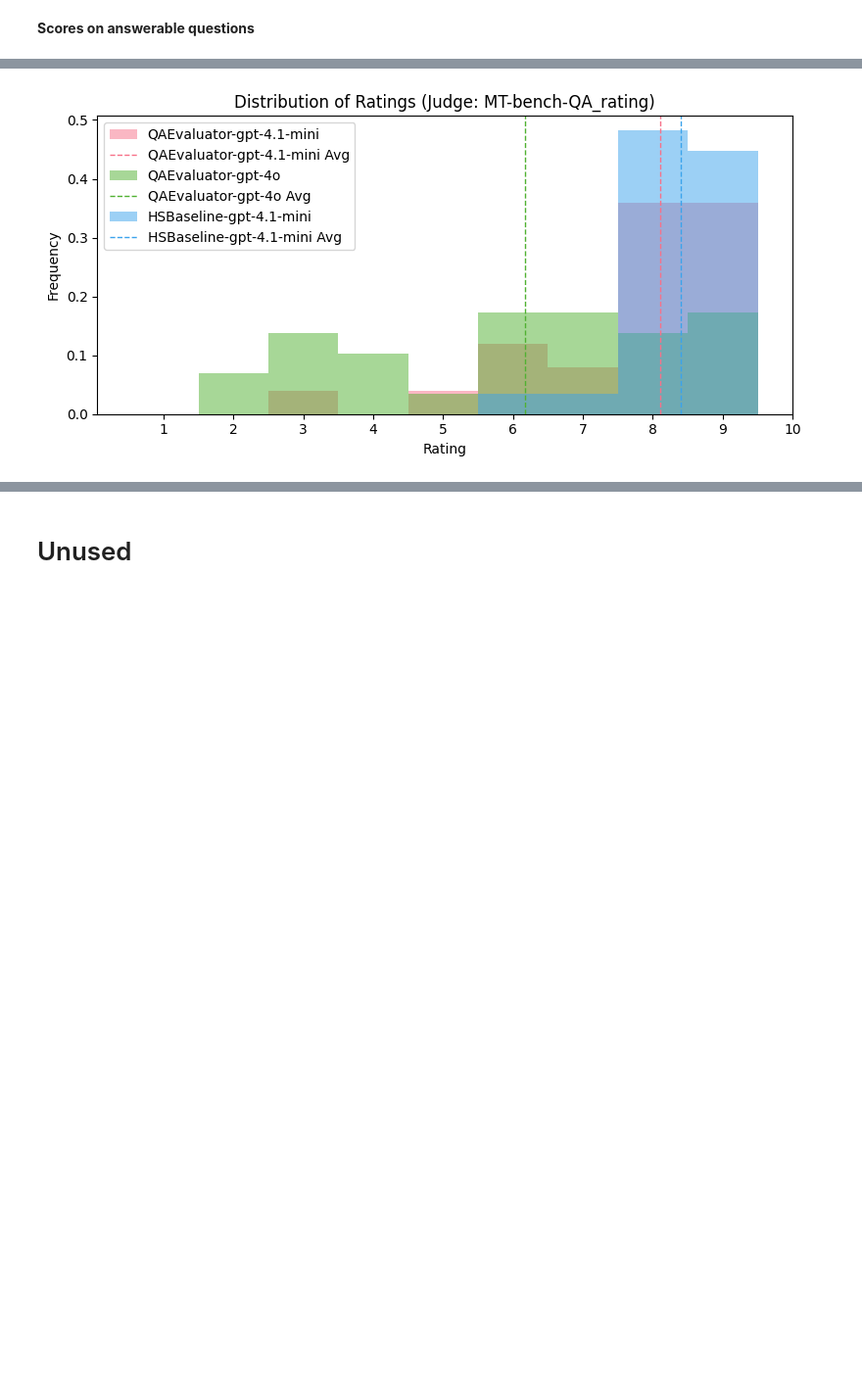
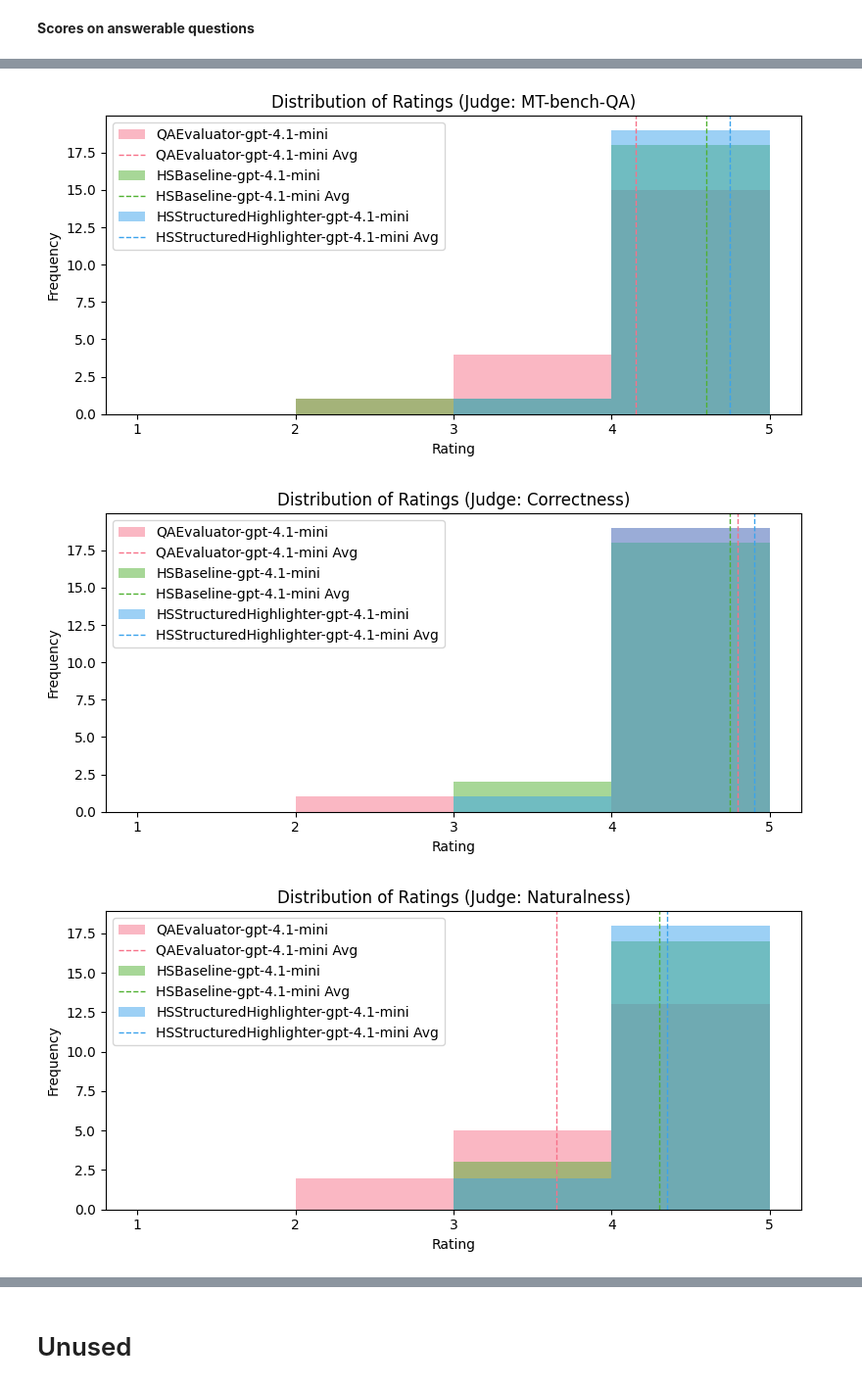
Before and after one commit to microsoft/highlight-summarize, a Jupyter notebook: experiments.ipynb, the cells around one changed output, grey strips where cells are left out. Shown: that part at 98% size. Saved outputs shown, nothing was run; the diff lists cells and outputs as text; code cells hidden in the pictures; blank space fills up the shorter version.

```diff
--- a/experiments.ipynb
+++ b/experiments.ipynb
@@ -19,7 +17,6 @@ Here we're only using the `repliqa_0` split.
 # %%
-dataset_name = f"repliqa_0"
+dataset_name = f"repliqa_3"
 repliqa = datasets.load_dataset("ServiceNow/repliqa")[dataset_name]
 topics = list(set(repliqa["document_topic"]))
-assert len(topics) == 17
 topics, len(repliqa)
 # %% [output]
@@ -140,9 +109,0 @@ named as `{pipeline}-{model_name}`, e.g.: `HSBaseline-gpt-4.1-mini`.
-# %%
-inference_datasets = {}
-os.makedirs(RESULTS_DIR, exist_ok=True)
-for dir in os.listdir(RESULTS_DIR):
-    if not os.path.isdir(os.path.join(RESULTS_DIR, dir)):
-        continue
-    inference_datasets[dir] = datasets.load_from_disk(os.path.join(RESULTS_DIR, dir))
-
-print(f"Loaded: {list(inference_datasets.keys())}")
@@ -219,11 +196,17 @@ calling
 **Store to Excel for manual inspection**
 # %%
 import pandas as pd
-select = ["question", "answer", "answer_pred", "model_name", "temperature", "MT-bench-QA_rating", "MT-bench-QA_raw_response"]
+select = ["question", "answer", "answer_pred", "model_name", "temperature"]
+try_select = ['summarizer_llm_response', 'summarizer_llm_guessed_question', 'highlighter_extracted', 'highlighter_llm_response', 'highlighter_text_extracts', 'highlighter_fuzzmatch_scores']
+select += [f"{judge_name}_rating" for judge_name in JUDGES]
+select += [f"{judge_name}_explanation" for judge_name in JUDGES]
 to_cat = []
 
 for model_name, dataset in inference_datasets.items():
-    to_cat.append(pd.DataFrame(dataset)[select])
+    try:
+        to_cat.append(pd.DataFrame(dataset)[select + try_select])
+    except KeyError:
+        to_cat.append(pd.DataFrame(dataset)[select])
     to_cat[-1]["pipeline"] = model_name.split("-")[0]
     if "raw_text_extracts" in dataset.column_names:
         to_cat[-1]["raw_text_extracts"] = dataset["raw_text_extracts"]
@@ -241,10 +224,14 @@ df.to_excel(
 # %% [markdown]
 **Scores on answerable questions**
 # %%
+MIN_RATING = 1
+MAX_RATING = 5
+
 ratings = {}
+
 for model_name in inference_datasets:
     dataset = inference_datasets[model_name].filter(
-        lambda example: example["answer"] != "The answer is not found in the document."
+        lambda example: example["answer"] != NOANSWER_PRED
     )
     # For all judges.
     for col in dataset.column_names:
@@ -266,22 +246,24 @@ Set __getitem__(key) output type to python objects for ['indices'] columns  (whe
 # %%
-judge_names = list(ratings[next(iter(ratings))].keys())
+judge_names = JUDGES
 
 for judge_name in judge_names:
     plt.figure(figsize=(8, 4))
     colors = sns.color_palette("husl", len(ratings))
     for model_name, model_ratings in ratings.items():
         color = colors.pop(0)
-        judge_ratings = model_ratings[judge_name]
-        plt.hist(judge_ratings, bins=np.arange(1, 11) - 0.5, alpha=0.5, label=f"{model_name}", color=color, density=True)
+        judge_ratings = model_ratings[f"{judge_name}_rating"]
+        plt.hist(judge_ratings, alpha=0.5, label=f"{model_name}", color=color, density=False, bins=np.arange(MIN_RATING, MAX_RATING + 1, 1))
         # A vertical line for each model's average rating.
         avg_rating = np.mean(judge_ratings)
         plt.axvline(avg_rating, linestyle='--', linewidth=1, label=f"{model_name} Avg", color=color)
 
     plt.xlabel("Rating")
     plt.ylabel("Frequency")
     plt.title(f"Distribution of Ratings (Judge: {judge_name})")
-    plt.xticks(np.arange(1, 11))
+    plt.xticks(np.arange(MIN_RATING, MAX_RATING + 1, 1))
     plt.legend()
     plt.tight_layout()
 # %% [output]
-[figure, old version]
+[figure, new version]
+[figure, added]
+[figure, added]
```
Also changed, not shown: parts of 25 cells of this notebook.
